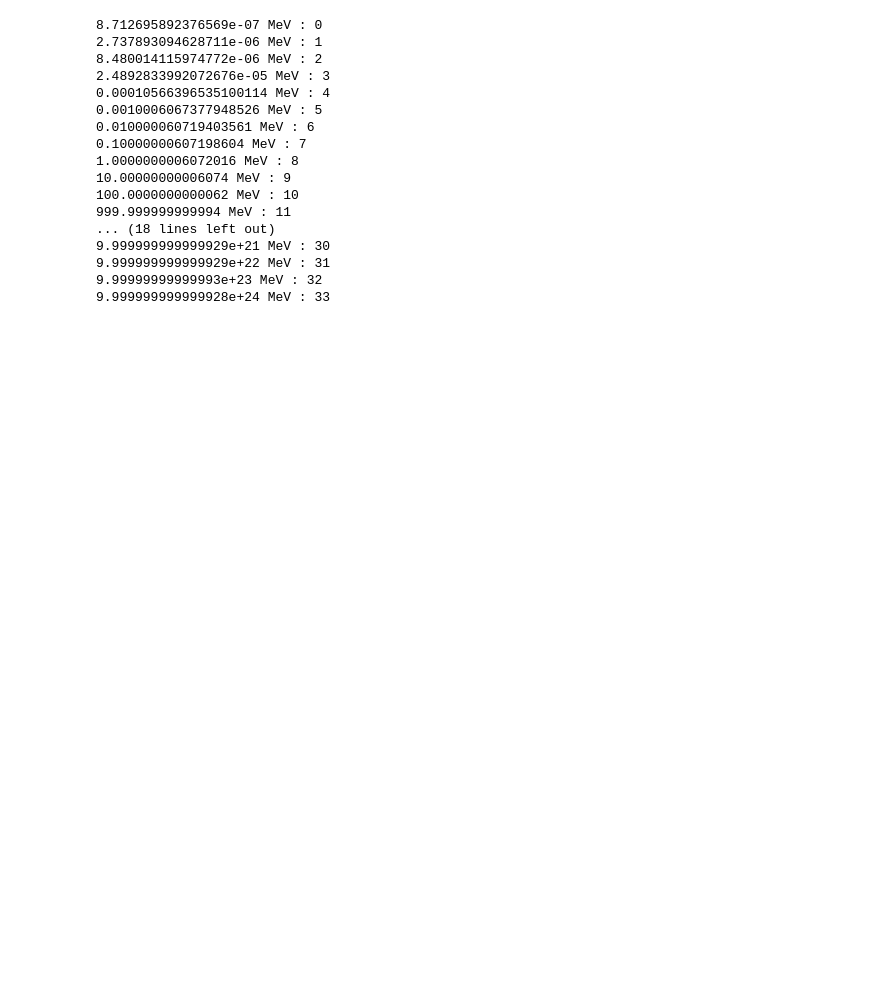
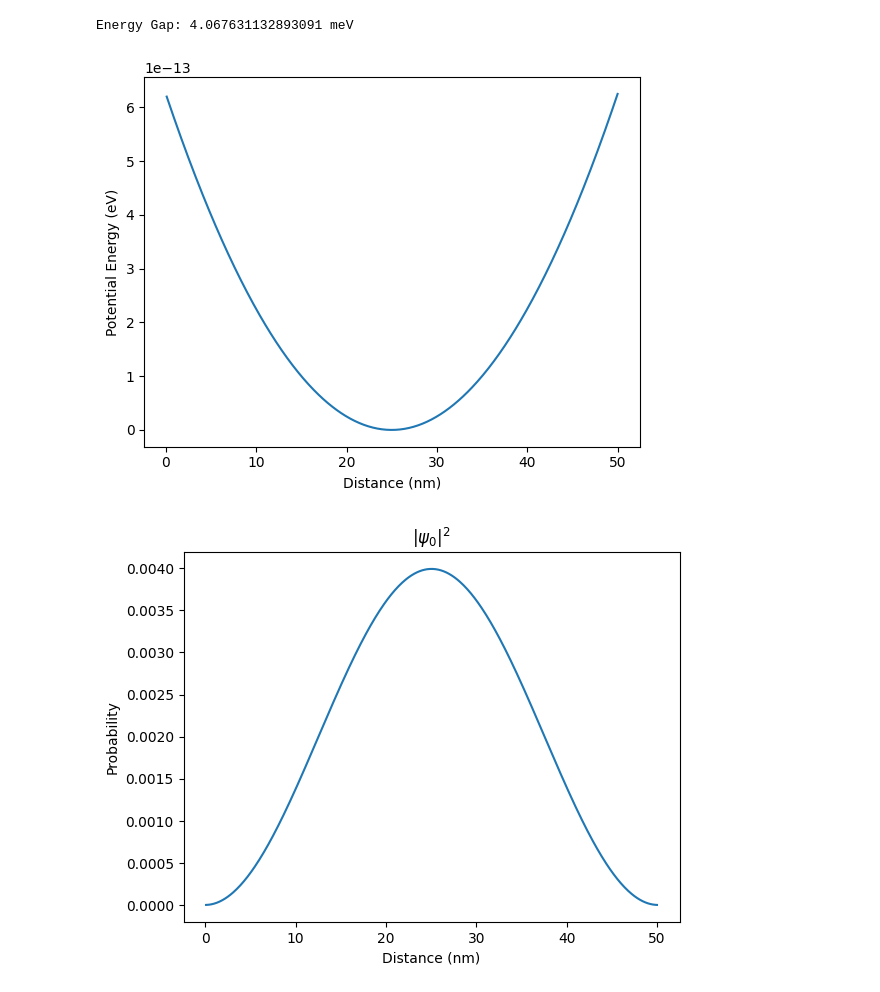
Before and after one commit to RoyZhenLongLim/PHYS3112, a Jupyter notebook: ComputationalEssay/test.ipynb, the cells around one changed output. Saved outputs shown, nothing was run; the diff lists cells and outputs as text; code cells hidden in the pictures; blank space fills up the shorter version.

```diff
--- a/ComputationalEssay/test.ipynb
+++ b/ComputationalEssay/test.ipynb
@@ -11,43 +12,53 @@ a = 1e-10
 def VQD(alpha, x1, x):
     return alpha * (x - x1) ** 2
 # %%
-def get_eigenvalue_and_eigenvectors(alpha):
+def get_eigenvalue_and_eigenvectors_VQD(alpha):
     # Create Hamiltonian
-    Np = 100
-    a = 1e-10  # m
+    Np = 500
     X = a * np.linspace(1, Np, Np) / 1e-9 # nm
     # divide by q to convert to eV, accounting for mass of quantum dot ~ 0.2 mass of electron
     t0 = (hbar * hbar) / (2 * 0.2 * m * a * a) / q
     on = 2.0 * t0 * np.ones(Np)
     off = -t0 * np.ones(Np - 1)
 
-    x1 = 5 # nm
-    U = np.array([VQD(alpha, x1, x) for x in X])
+    x1 = 25 # nm
+    U = np.array([VQD(alpha, x1,  x) for x in X])
     H = np.diag(on + U) + np.diag(off, 1) + np.diag(off, -1)
     W, V = np.linalg.eig(H)
     idx = W.argsort()[::1]
     W = W[idx]
     V = V[:, idx]
 
-    return W, V
+    return W, V, X, U
-# %%
-for power in range(0, 34):
-    print(get_energy_gap(10 ** power) / 1e6, 'MeV', f': {power}')
-# %% [output]
-8.712695892376569e-07 MeV : 0
-2.737893094628711e-06 MeV : 1
-8.480014115974772e-06 MeV : 2
-2.4892833992072676e-05 MeV : 3
-0.00010566396535100114 MeV : 4
-0.0010006067377948526 MeV : 5
-0.010000060719403561 MeV : 6
-0.10000000607198604 MeV : 7
-1.0000000006072016 MeV : 8
-10.00000000006074 MeV : 9
-100.0000000000062 MeV : 10
-999.999999999994 MeV : 11
-... (18 lines left out)
-9.999999999999929e+21 MeV : 30
-9.999999999999929e+22 MeV : 31
-9.99999999999993e+23 MeV : 32
-9.999999999999928e+24 MeV : 33
+# %%
+W, V, X, U = get_eigenvalue_and_eigenvectors_VQD(2e-5)
+eigenvalue_0, eigenvalue_1 = W[0:2]
+print(f'Energy Gap: {(W[1] - W[0]) / 1e-3} meV')
+# %% [output]
+Energy Gap: 4.067631132893091 meV
+# %%
+Psi0 = np.multiply(V[:, 0], V[:, 0])
+Psi1 = np.multiply(V[:, 1], V[:, 1])
+# %%
+plt.figure(1)
+plt.plot(X, U)
+plt.xlabel('Distance (nm)')
+plt.ylabel('Potential Energy (eV)')
+plt.show()
+
+plt.figure(2)
+plt.plot(X, Psi0)
+plt.xlabel('Distance (nm)')
+plt.ylabel('Probability')
+plt.title(r'$|\psi_0|^2$')
+plt.show()
+
+plt.figure(3)
+plt.plot(X, Psi1)
+plt.xlabel('Distance (nm)')
+plt.ylabel('Probability')
+plt.title(r'$|\psi_1|^2$')
+plt.show()
+# %% [output]
+[figure, added]
+[figure, added]
```
Also changed, not shown: parts of 2 cells of this notebook, 2 other files.
